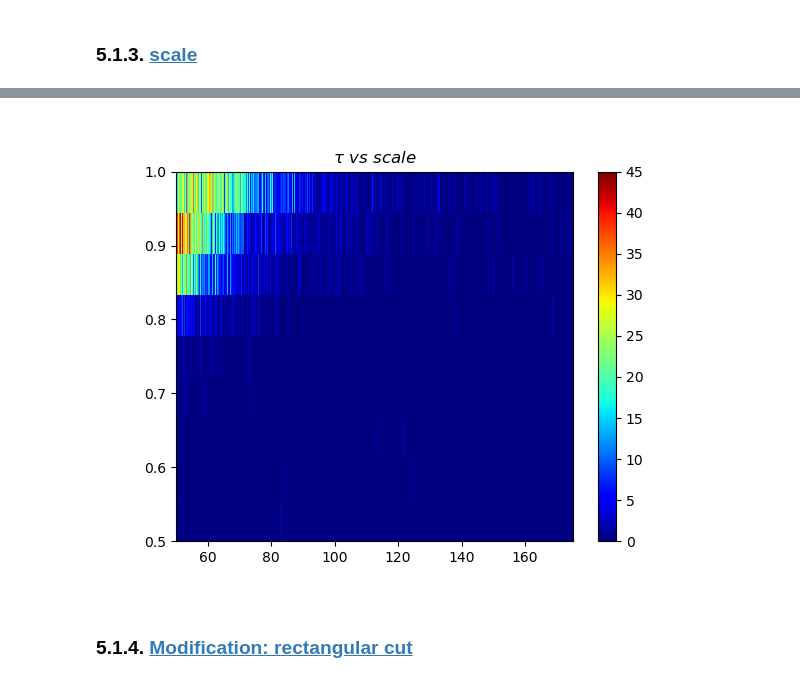
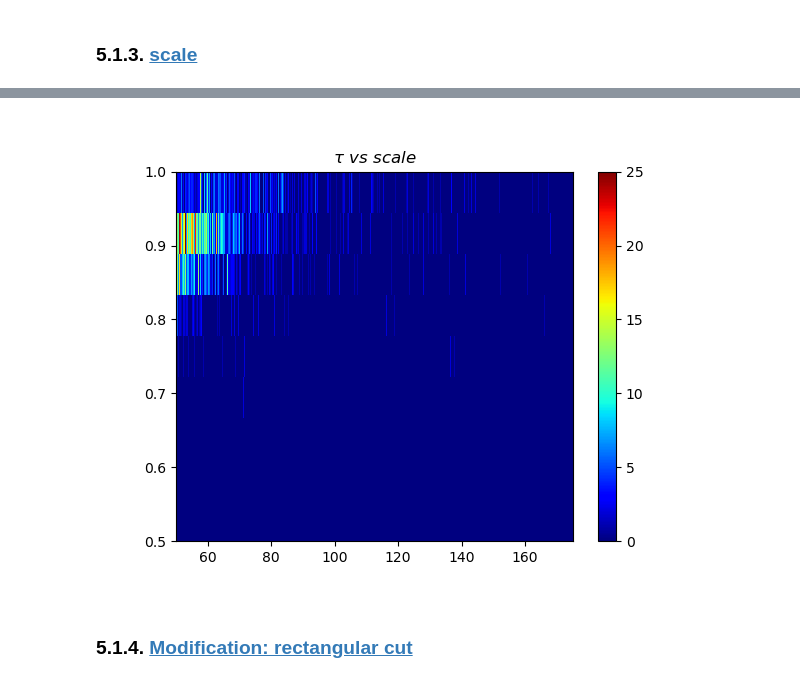
Before and after one commit to sarthchoudhary/ArGSet, a Jupyter notebook: notebooks/histogram_wf_param.ipynb, the cells around one changed output, grey strips where cells are left out. Saved outputs shown, nothing was run; the diff lists cells and outputs as text; code cells hidden in the pictures.

```diff
--- a/notebooks/histogram_wf_param.ipynb
+++ b/notebooks/histogram_wf_param.ipynb
@@ -86,7 +86,8 @@ run_number_ls = [52, 53, 54, 61, 62, 63]
 # %%
 all_fit_catalogues = []
 for run_number in run_number_ls:
-    all_fit_catalogues.append(f'{output_folder}/fit_catalogue_run000{run_number}.pkl')
+    # all_fit_catalogues.append(f'{output_folder}/fit_catalogue_run000{run_number}.pkl')
+    all_fit_catalogues.append(f'{output_folder}/fit_catalogue_custom_run000{run_number}.pkl')
 # %%
 all_fit_catalogues
 # %% [output]
@@ -112,7 +113,8 @@ fit_dict_63 = pickle.load(open( all_fit_catalogues[4], 'rb'))
 # 3. <a id='toc3_'></a>[concatenate df's](#toc0_)
 # %%
 fit_dict_ls = [fit_dict_52, fit_dict_53, fit_dict_54, fit_dict_61, fit_dict_62, fit_dict_63]
-ch_str_ls = ['ch0', 'ch1', 'ch2']
+# ch_str_ls = ['ch0', 'ch1', 'ch2']
+ch_str_ls = ['ch2']
 
 fit_catalogue = {}
 for ch_x in ch_str_ls:
@@ -323,11 +300,13 @@ plt.title('$\\sigma \ vs \ \\tau $');
 # %%
 plt.close(7)
-plt.figure(7)
-plt.hist2d(param_dict[ch_x]['tau'], param_dict[ch_x]['scale'], bins = [np.linspace(50, 175, 1000), np.linspace(0.5, 1.0, 10)] , cmap='jet')
-plt.colorbar()
-plt.title('$\\tau \ vs \ scale $');
+fig7, ax7 = plt.subplots()
+hist_h, hist_xedges, hist_yedges, hist_im = ax7.hist2d(param_dict[ch_x]['tau'], \
+                    param_dict[ch_x]['scale'], bins = [np.linspace(50, 175, 1000), np.linspace(0.5, 1.0, 10)], \
+                    cmap='jet')
+fig7.colorbar(hist_im)
+ax7.set_title('$\\tau \ vs \ scale $');
 # %% [output]
-[figure, old version]
+[figure, new version]
 # %% [markdown]
 ### 5.1.4. <a id='toc5_1_4_'></a>[Modification:  rectangular cut](#toc0_)
 # %% [markdown]
```
Also changed, not shown: parts of 41 cells of this notebook.
